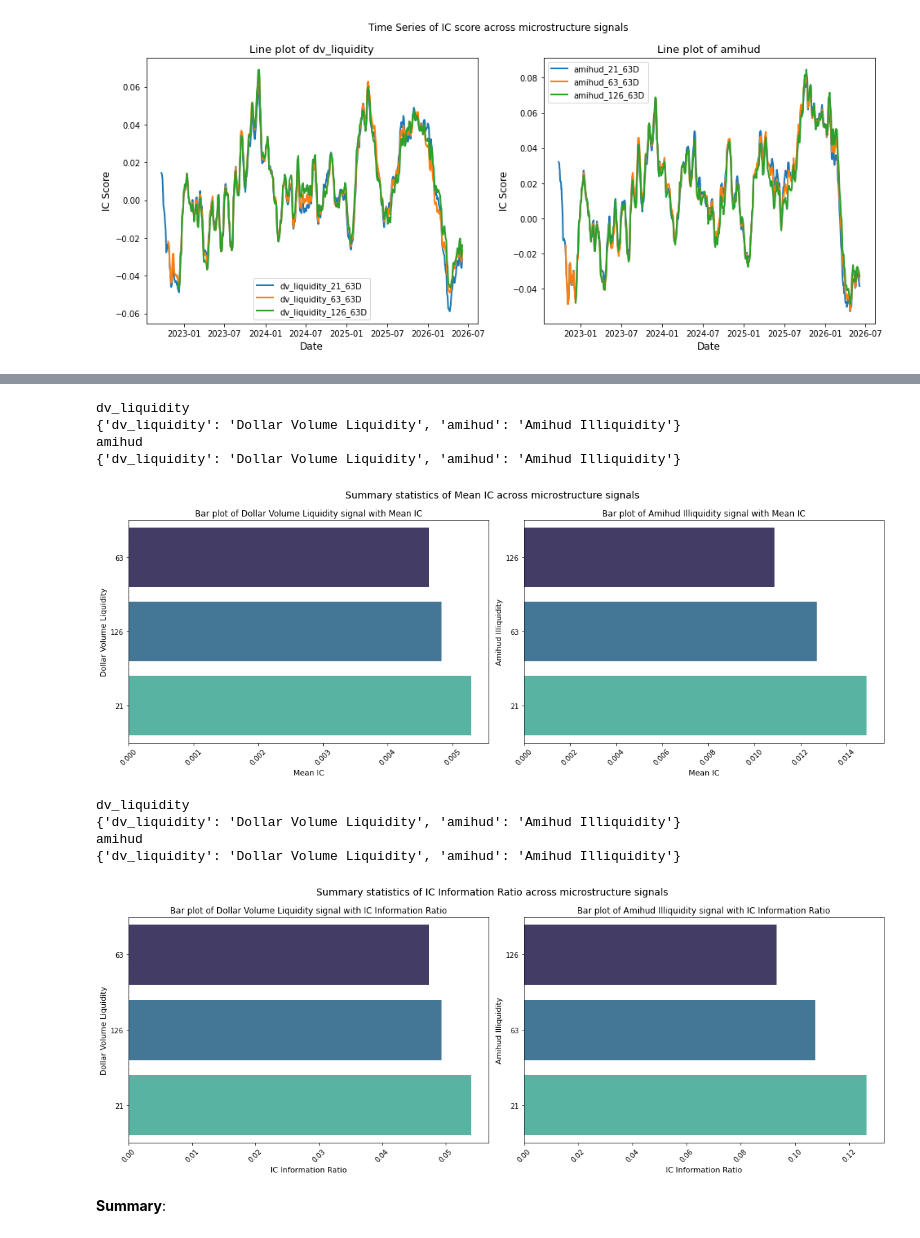
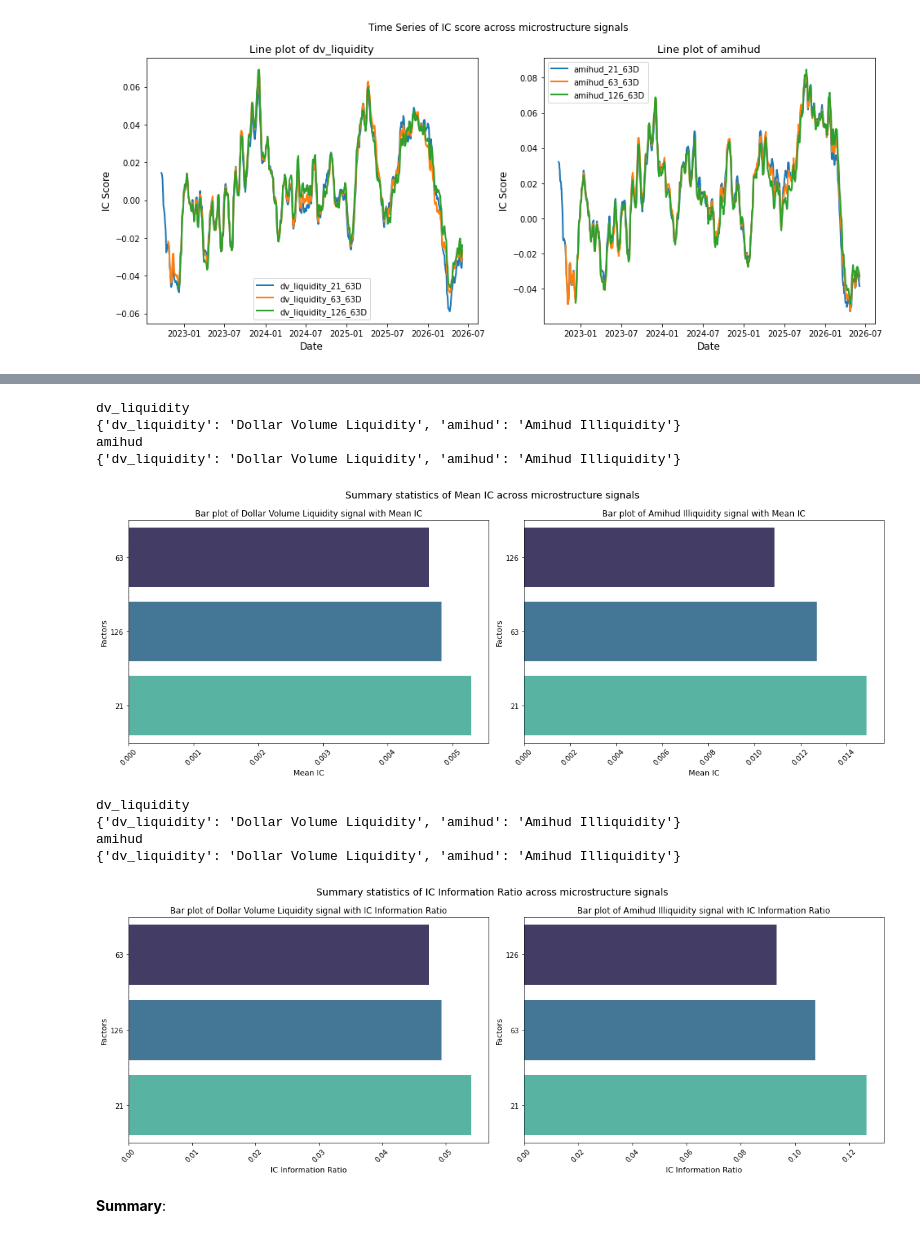
Before and after one commit to hungryfire267/systematic-equities-research, a Jupyter notebook: notebooks/research.ipynb, the cells around one changed output, grey strips where cells are left out. Drawn from its saved outputs; the diff is of its cells as text; code cells hidden in the pictures.

```diff
--- a/notebooks/research.ipynb
+++ b/notebooks/research.ipynb
@@ -210,20 +212,22 @@ plot_ic_timeseries(microstructure_results_ic_dict, "microstructure")
 # %%
 microstructure_name_dict = {
     "dv_liquidity": "Dollar Volume Liquidity",
     "amihud": "Amihud Illiquidity"
 }
 
-plot_ic_summary_bar(microstructure_results_ic_dict, microstructure_summary_ic_df, microstructure_name_dict, "microstructure", metric="mean_ic")
+plot_microstructure_summary_ic_df = summary_plot_final_df(microstructure_summary_ic_df)
+
+plot_ic_summary_bar(microstructure_results_ic_dict, plot_microstructure_summary_ic_df, microstructure_name_dict, "microstructure", metric="mean_ic")
 # %% [output]
 dv_liquidity
 {'dv_liquidity': 'Dollar Volume Liquidity', 'amihud': 'Amihud Illiquidity'}
 amihud
 {'dv_liquidity': 'Dollar Volume Liquidity', 'amihud': 'Amihud Illiquidity'}
-[figure, old version]
+[figure, new version]
 # %%
 plot_ic_summary_bar(
     microstructure_results_ic_dict,
-    microstructure_summary_ic_df,
+    plot_microstructure_summary_ic_df,
     microstructure_name_dict,
     "microstructure",
     metric="ic_ir"
@@ -233,7 +237,7 @@ dv_liquidity
 {'dv_liquidity': 'Dollar Volume Liquidity', 'amihud': 'Amihud Illiquidity'}
 amihud
 {'dv_liquidity': 'Dollar Volume Liquidity', 'amihud': 'Amihud Illiquidity'}
-[figure, old version]
+[figure, new version]
 # %% [markdown]
 **Summary**:
 # %% [markdown]
```
Also changed, not shown: parts of 14 cells of this notebook, 3 other files.
